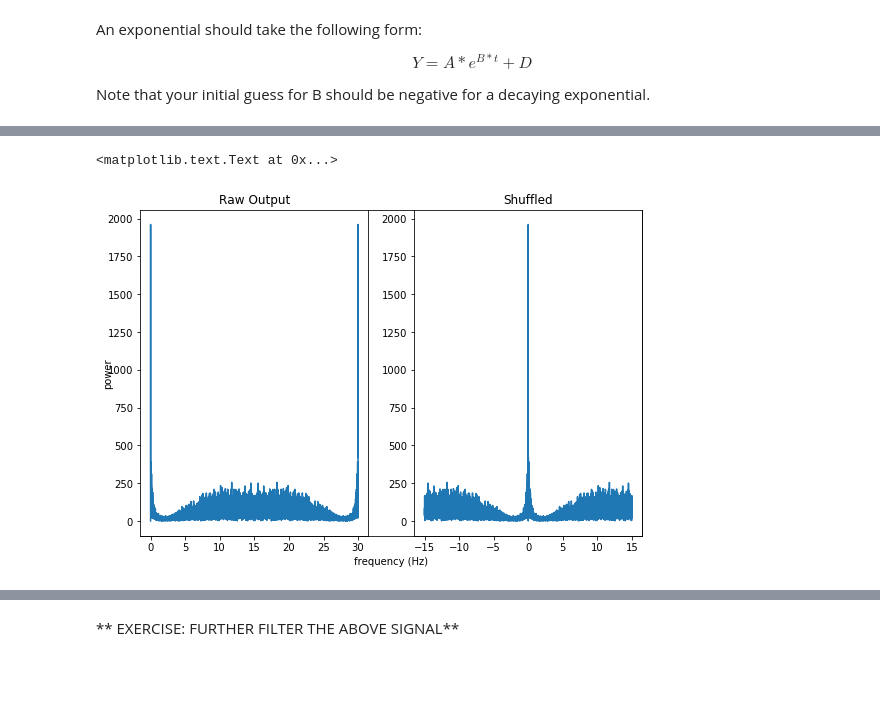
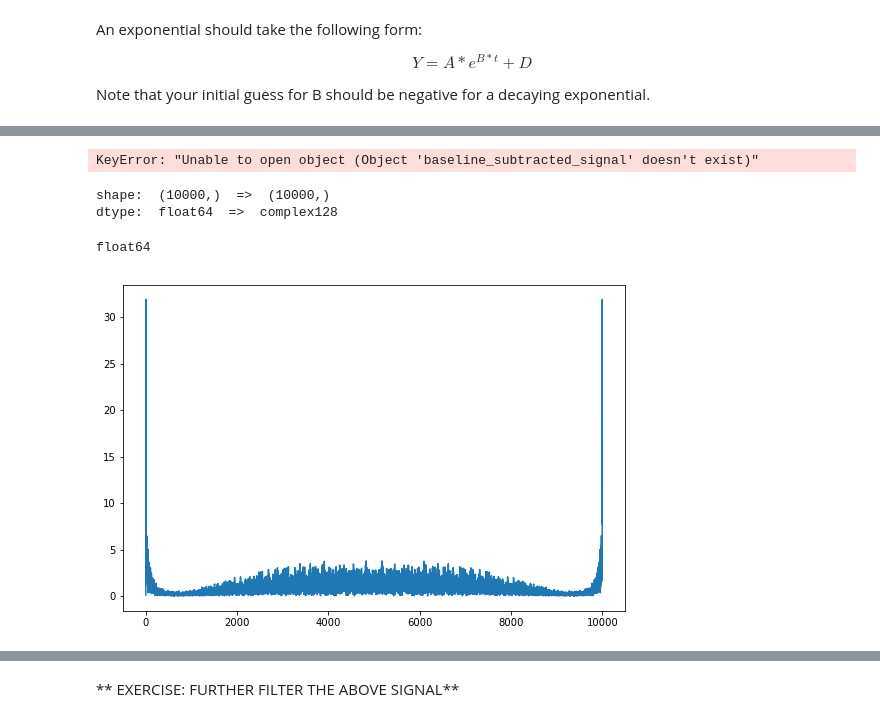
Before and after one commit to acbosma/SciPy_Tutorial, a Jupyter notebook: SciPy_Tutorial.ipynb, the cells around one changed output, grey strips where cells are left out. Saved outputs shown, nothing was run; the diff lists cells and outputs as text; code cells hidden in the pictures; blank space fills up the shorter version.

```diff
--- a/SciPy_Tutorial.ipynb
+++ b/SciPy_Tutorial.ipynb
@@ -207,18 +206,31 @@ ft_correct = np.roll(ft, int(len(ft)/2)) #np.roll() takes elements beyond the sh
-# %%
-############## PLOTTING ############
-fig = plt.figure()
-ax = fig.add_subplot(111)
-ax.tick_params(labelcolor='w', top='off', bottom='off', left='off', right='off')
-ax1 = fig.add_subplot(121)
-ax2 = fig.add_subplot(122)
-
-ax1.plot(freq_axis, ft)
-ax2.plot(freq_axis_correct, ft_correct)
-ax.set_xlabel('frequency (Hz)')
-ax.set_ylabel('power')
-ax1.set_title('Raw Output')
-ax2.set_title('Shuffled')
-########################################
-# %% [output]
-<matplotlib.text.Text at 0x...>
-[figure, removed]
+# %%
+# If you did not manage to subtract the baseline from the calcium
+# signal above, then you can load ours:
+with h5py.File('noisy_signal.h5', 'r') as f:
+    baseline_subtracted_ca = np.array(f['baseline_subtracted_signal'])
+# %% [output]
+KeyError: "Unable to open object (Object 'baseline_subtracted_signal' doesn't exist)"
+# %%
+# First, calculate the discrete fourier transform of the signal.
+ft = scipy.fftpack.fft(baseline_subtracted_ca)
+
+# Notice that the shape of this array is the same, but the dtype
+# has changed:
+print "shape: ", baseline_subtracted_ca.shape, " => ", ft.shape
+print "dtype: ", baseline_subtracted_ca.dtype, " => ", ft.dtype
+# %% [output]
+shape:  (10000,)  =>  (10000,)
+dtype:  float64  =>  complex128
+# %%
+# fft() returns an array of complex values; here we use abs(ft) to get
+# the _magnitude_, since we are only interested in the power of each
+# frequency, not the phase (and in any case, we can't plot complex
+# numbers so we needed to convert them to real values somehow).
+abs_ft = abs(ft)
+print abs_ft.dtype
+
+# Let's see what this array looks like:
+plt.plot(abs_ft);
+# %% [output]
+float64
+[figure, added]
```
Also changed, not shown: parts of 39 cells of this notebook.
